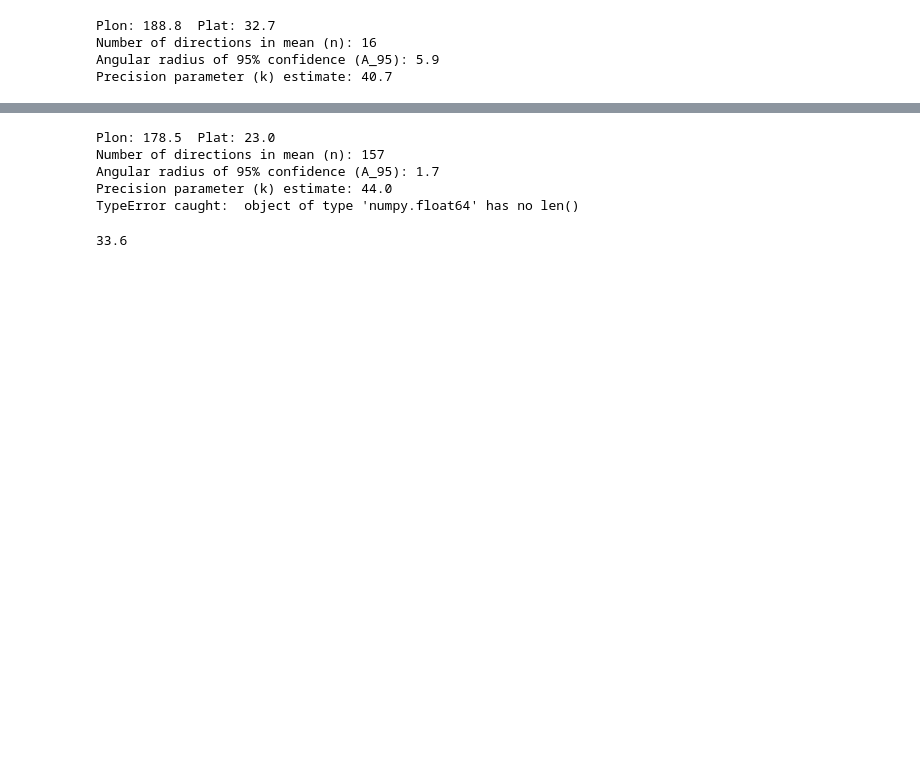
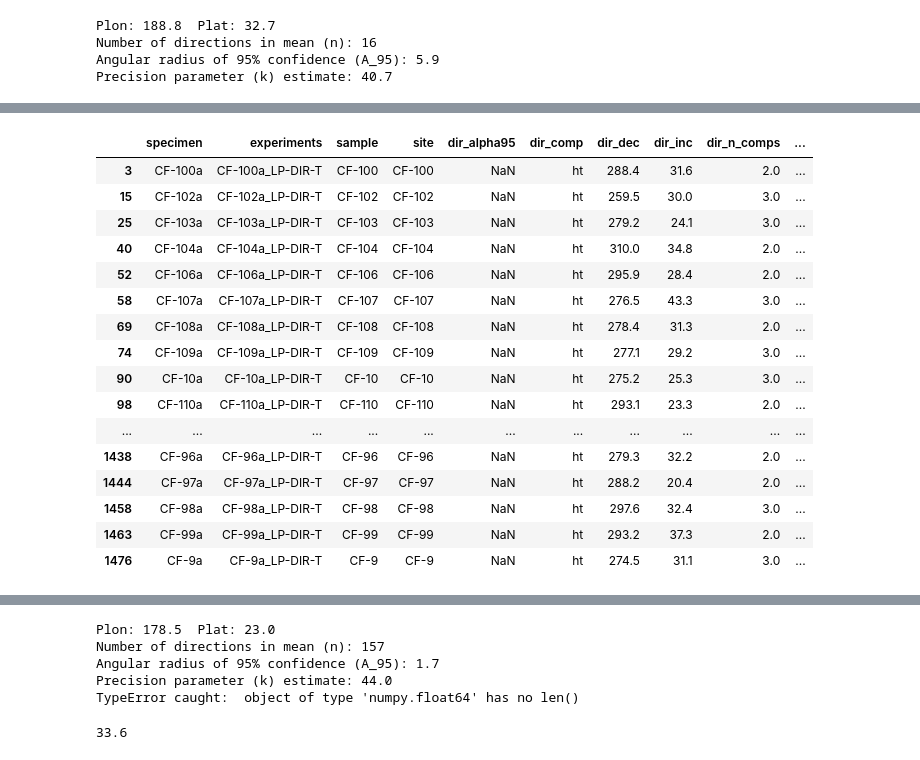
Before and after one commit to PolarWandering/APWP_StratModels, a Jupyter notebook: code/01_VGP_compilation.ipynb, the cells around one changed output, grey strips where cells are left out. Drawn from its saved outputs; the diff is of its cells as text; code cells hidden in the pictures; blank space fills up the shorter version.

```diff
--- a/code/01_VGP_compilation.ipynb
+++ b/code/01_VGP_compilation.ipynb
@@ -1829,3 +1839,27 @@ Precision parameter (k) estimate: 40.7
+# %%
+Pierce2022_data = pd.read_csv('../data/pmag_compiled/Pierce2022/specimens.txt', sep='\t', header=1)
+Pierce2022_data = Pierce2022_data[Pierce2022_data['dir_tilt_correction'] == 100]
+Pierce2022_data = Pierce2022_data[Pierce2022_data['dir_comp'] == 'ht']
+
+Pierce2022_data
+# %% [output]
+|  | specimen | experiments | sample | site | dir_alpha95 | dir_comp | dir_dec | dir_inc | dir_n_comps | ... |
+| 3 | CF-100a | CF-100a_LP-DIR-T | CF-100 | CF-100 | NaN | ht | 288.4 | 31.6 | 2.0 | ... |
+| 15 | CF-102a | CF-102a_LP-DIR-T | CF-102 | CF-102 | NaN | ht | 259.5 | 30.0 | 3.0 | ... |
+| 25 | CF-103a | CF-103a_LP-DIR-T | CF-103 | CF-103 | NaN | ht | 279.2 | 24.1 | 3.0 | ... |
+| 40 | CF-104a | CF-104a_LP-DIR-T | CF-104 | CF-104 | NaN | ht | 310.0 | 34.8 | 2.0 | ... |
+| 52 | CF-106a | CF-106a_LP-DIR-T | CF-106 | CF-106 | NaN | ht | 295.9 | 28.4 | 2.0 | ... |
+| 58 | CF-107a | CF-107a_LP-DIR-T | CF-107 | CF-107 | NaN | ht | 276.5 | 43.3 | 3.0 | ... |
+| 69 | CF-108a | CF-108a_LP-DIR-T | CF-108 | CF-108 | NaN | ht | 278.4 | 31.3 | 2.0 | ... |
+| 74 | CF-109a | CF-109a_LP-DIR-T | CF-109 | CF-109 | NaN | ht | 277.1 | 29.2 | 3.0 | ... |
+| 90 | CF-10a | CF-10a_LP-DIR-T | CF-10 | CF-10 | NaN | ht | 275.2 | 25.3 | 3.0 | ... |
+| 98 | CF-110a | CF-110a_LP-DIR-T | CF-110 | CF-110 | NaN | ht | 293.1 | 23.3 | 2.0 | ... |
+| ... | ... | ... | ... | ... | ... | ... | ... | ... | ... | ... |
+| 1438 | CF-96a | CF-96a_LP-DIR-T | CF-96 | CF-96 | NaN | ht | 279.3 | 32.2 | 2.0 | ... |
+| 1444 | CF-97a | CF-97a_LP-DIR-T | CF-97 | CF-97 | NaN | ht | 288.2 | 20.4 | 2.0 | ... |
+| 1458 | CF-98a | CF-98a_LP-DIR-T | CF-98 | CF-98 | NaN | ht | 297.6 | 32.4 | 3.0 | ... |
+| 1463 | CF-99a | CF-99a_LP-DIR-T | CF-99 | CF-99 | NaN | ht | 293.2 | 37.3 | 2.0 | ... |
+| 1476 | CF-9a | CF-9a_LP-DIR-T | CF-9 | CF-9 | NaN | ht | 274.5 | 31.1 | 3.0 | ... |
 # %%
 Pierce2022_data = pd.read_csv('../data/pmag_compiled/Pierce2022/specimens.txt', sep='\t', header=1)
 Pierce2022_data = Pierce2022_data[Pierce2022_data['dir_tilt_correction'] == 100]
```
Also changed, not shown: parts of 23 cells of this notebook, 2 other files.
